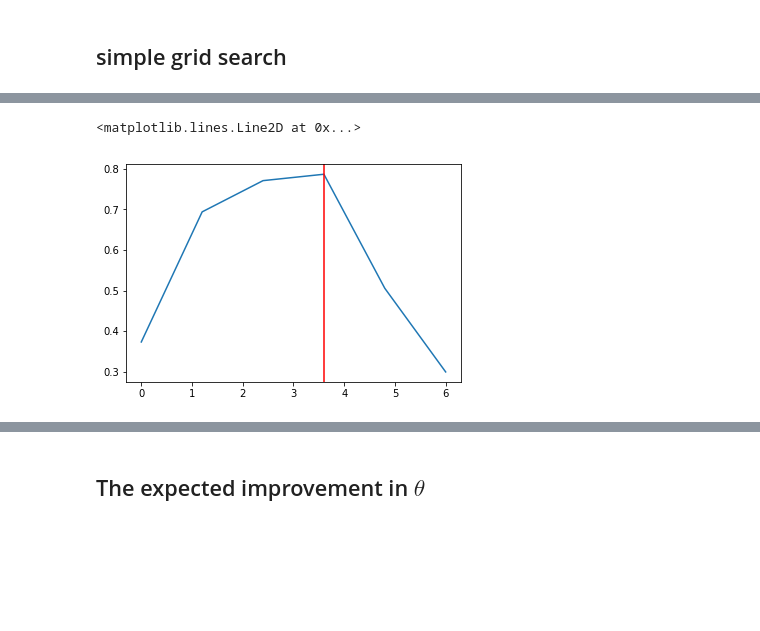
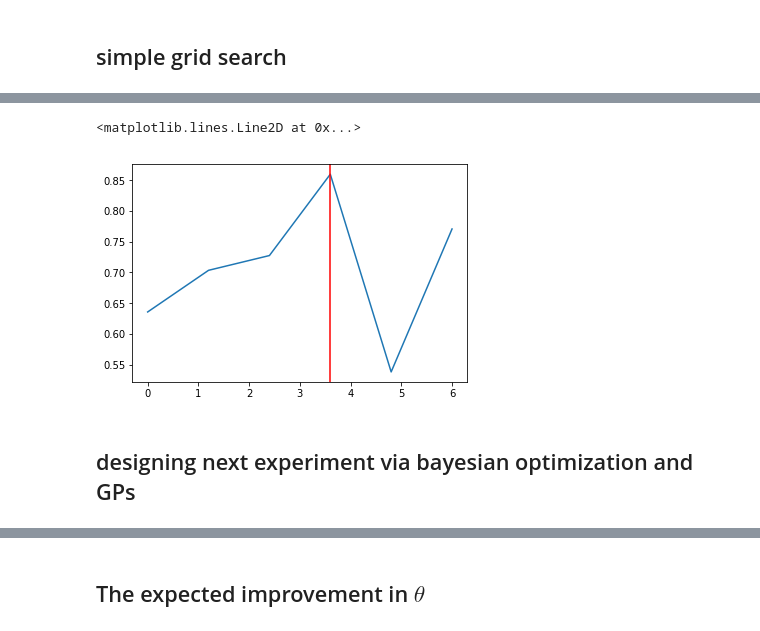
Before and after one commit to cranmer/active_sciencing, a Jupyter notebook: clean/active_gaussian.ipynb, the cells around one changed output, grey strips where cells are left out. Saved outputs shown, nothing was run; the diff lists cells and outputs as text; code cells hidden in the pictures; blank space fills up the shorter version.

```diff
--- a/clean/active_gaussian.ipynb
+++ b/clean/active_gaussian.ipynb
@@ -9,12 +9,12 @@ import multiprocessing
 # %%
 import gaussian
 # %%
-PHI_RANGE     = [ 0,6]
-THETA_RANGE   = [-2,2]
-DATA_RANGE    = [-5,5]
+PHI_RANGE     = [ 0.,6.]
+THETA_RANGE   = [-2.,2.]
+DATA_RANGE    = [-5.,5.]
 THE_SIMULATOR = gaussian.simulator
 # %%
-model_details_shifts = [-10,10]
+model_details_shifts = [-10.,10.]
 model_details_mirror = False
 model_details_lnlike_nsim = 1000
 model_details_map_bins = 20
@@ -153,8 +153,6 @@ plt.axvline(example_best_theta, c = 'k')
 # %% [markdown]
 ## simple grid search
 # %%
-eig_test_phis = np.linspace(*PHI_RANGE, num = 6)
-eig = []
 emcee_kwargs = dict(
     n_chainlen = 30,
     lnprob_args = dict(simulator = THE_SIMULATOR,
@@ -162,8 +160,13 @@ emcee_kwargs = dict(
                        distr_kwargs =  {'range': DATA_RANGE},
                        logpdf_kwargs = {}),
 )
-for x in eig_test_phis.reshape(-1,1):
-    eig.append(common.expected_information_gain(x,example_posterior, emcee_kwargs = emcee_kwargs,map_bins = model_details_map_bins))
+eig_kwargs = dict(emcee_kwargs = emcee_kwargs, sim_n_data = example_ndata, map_bins = model_details_map_bins)
+
+# for x in eig_test_phis.reshape(-1,1):
+#     eig.append(common.expected_information_gain(x,example_posterior, emcee_kwargs = emcee_kwargs,))
+
+
+res_sg = common.design_next_experiment_simplegrid(example_posterior,PHI_RANGE,eig_kwargs)
 # %% [output]
 EIG [ 0.]
 simulating with  0.9 0.0
@@ -183,9 +186,11 @@ simulating with  0.9 6.0
 simulating with  0.9 6.0
 ........................................................................................................................................................................................................ ...
 # %%
-example_next_phi = eig_test_phis[np.argmax(np.array(eig))]
-plt.plot(eig_test_phis,eig)
+example_next_phi = res_sg[0]
+plt.plot(res_sg[1],res_sg[2])
 plt.axvline(example_next_phi, c = 'r')
 # %% [output]
 <matplotlib.lines.Line2D at 0x...>
-[figure, old version]
+[figure, new version]
+# %% [markdown]
+## designing next experiment via bayesian optimization and GPs
```
Also changed, not shown: parts of 2 cells of this notebook, 2 other files.
